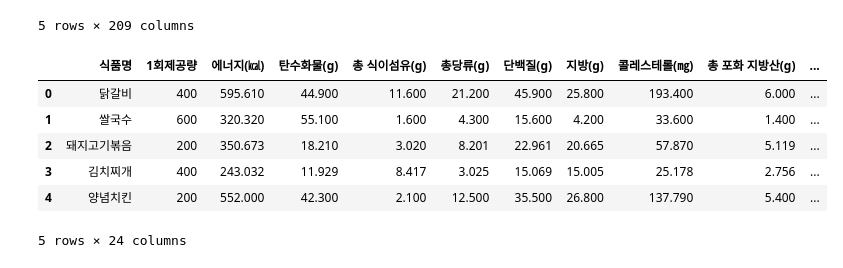
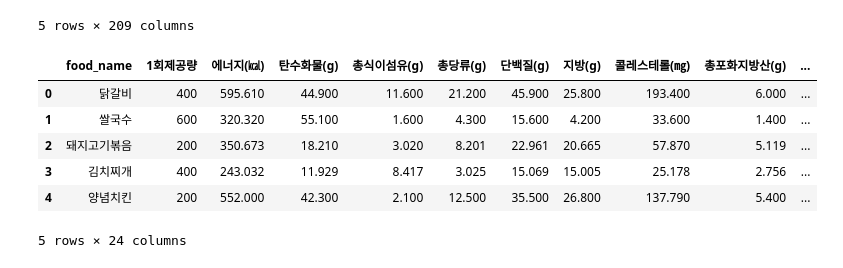
Before and after one commit to jonggu12/yorehalre_project, a Jupyter notebook: 03.DB저장/code/01. DB저장.ipynb, the cells around one changed output. Drawn from its saved outputs; the diff is of its cells as text; code cells hidden in the pictures.

```diff
--- a/03.DB저장/code/01. DB저장.ipynb
+++ b/03.DB저장/code/01. DB저장.ipynb
@@ -215,13 +194,18 @@ df.head()
 | 4 | 양념치킨 | 200 | 552.000 | 0 | 92.100 | 0.0 | 35.500 | 26.800 | 42.300 | 12.500 | ... | ... |
 5 rows × 209 columns
 # %%
-# 사용할 열만 추출
+# 열 전처리
+
+# 사용할 영양성분 열만 추출
 df = df[['식품명', '1회제공량', '에너지(㎉)','탄수화물(g)','총 식이섬유(g)','총당류(g)','단백질(g)','지방(g)','콜레스테롤(㎎)','총 포화 지방산(g)','트랜스 지방산(g)',\
     'EPA+DHA(g)','칼슘(㎎)','나트륨(㎎)','칼륨(㎎)','철(㎎)','마그네슘(㎎)','비타민 A(μg RAE)','비타민 D(㎍)','비타민 E(㎎ α-TE)','비타민 K(㎍)','비타민 C(㎎)','엽산(㎍)',
     '비타민 B12(㎍)']]
+df.rename(columns={'식품명':'food_name'},inplace=True) # 열 이름 변경
+df.columns = df.columns.str.replace(' ','') # 열 이름 공백제거
+
 df.head()
 # %% [output]
-|  | 식품명 | 1회제공량 | 에너지(㎉) | 탄수화물(g) | 총 식이섬유(g) | 총당류(g) | 단백질(g) | 지방(g) | 콜레스테롤(㎎) | 총 포화 지방산(g) | ... |
+|  | food_name | 1회제공량 | 에너지(㎉) | 탄수화물(g) | 총식이섬유(g) | 총당류(g) | 단백질(g) | 지방(g) | 콜레스테롤(㎎) | 총포화지방산(g) | ... |
 | 0 | 닭갈비 | 400 | 595.610 | 44.900 | 11.600 | 21.200 | 45.900 | 25.800 | 193.400 | 6.000 | ... |
 | 1 | 쌀국수 | 600 | 320.320 | 55.100 | 1.600 | 4.300 | 15.600 | 4.200 | 33.600 | 1.400 | ... |
 | 2 | 돼지고기볶음 | 200 | 350.673 | 18.210 | 3.020 | 8.201 | 22.961 | 20.665 | 57.870 | 5.119 | ... |
```
Also changed, not shown: parts of 23 cells of this notebook.
